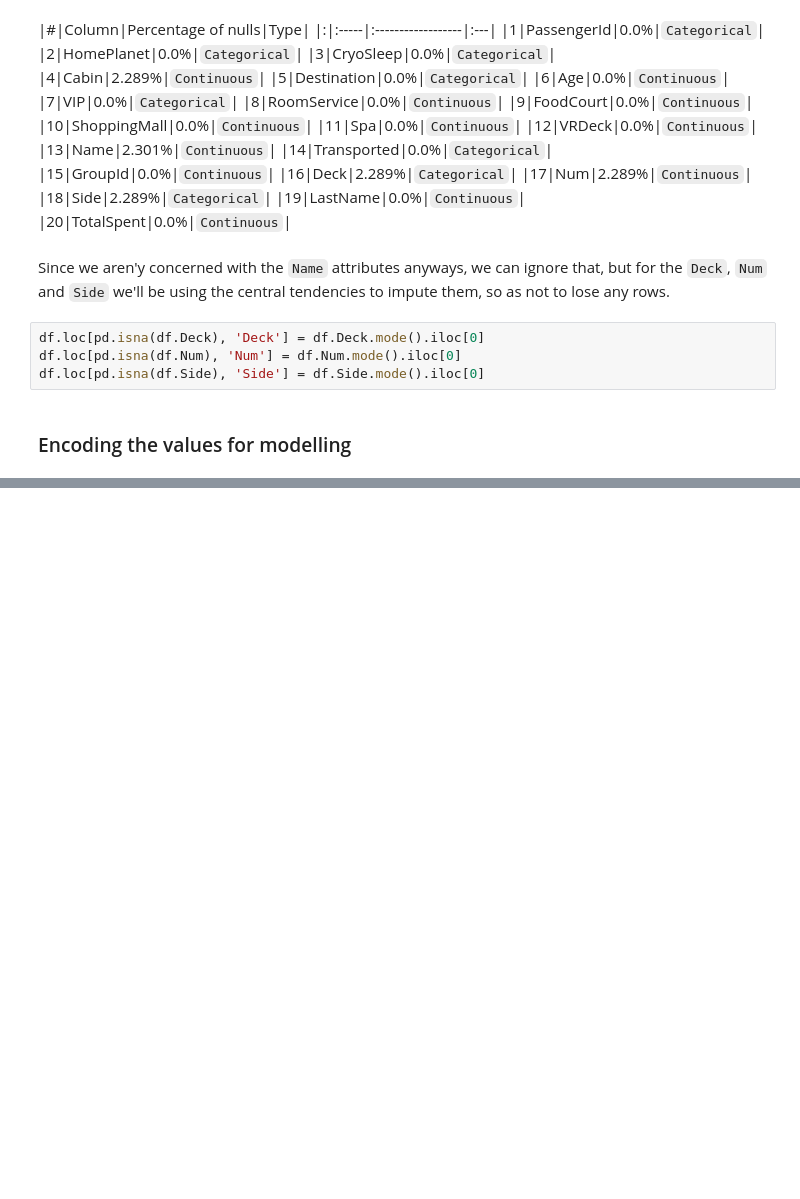
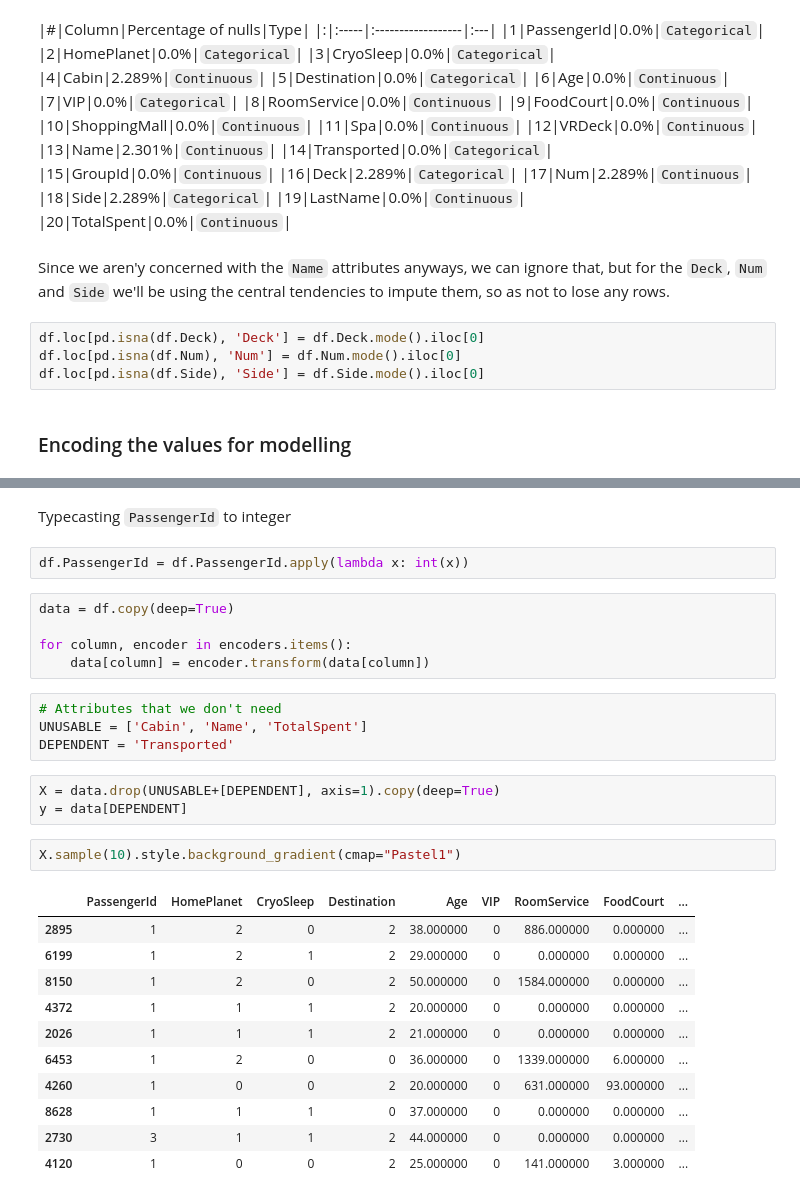
Before and after one commit to team-pass-ds/Spaceship-Titanic, a Jupyter notebook: notebooks/mukhopadhyay-eda-notebook.ipynb, the cells around one changed output, grey strips where cells are left out. Saved outputs shown, nothing was run; the diff lists cells and outputs as text; blank space fills up the shorter version.

```diff
--- a/notebooks/mukhopadhyay-eda-notebook.ipynb
+++ b/notebooks/mukhopadhyay-eda-notebook.ipynb
@@ -737,0 +722,30 @@ df
+# %% [markdown]
+Typecasting `PassengerId` to integer
+# %%
+df.PassengerId = df.PassengerId.apply(lambda x: int(x))
+# %%
+data = df.copy(deep=True)
+
+for column, encoder in encoders.items():
+    data[column] = encoder.transform(data[column])
+# %%
+# Attributes that we don't need
+UNUSABLE = ['Cabin', 'Name', 'TotalSpent']
+DEPENDENT = 'Transported'
+# %%
+X = data.drop(UNUSABLE+[DEPENDENT], axis=1).copy(deep=True)
+y = data[DEPENDENT]
+# %%
+X.sample(10).style.background_gradient(cmap="Pastel1")
+# %% [output]
+|  | PassengerId | HomePlanet | CryoSleep | Destination | Age | VIP | RoomService | FoodCourt | ... |
+| 2895 | 1 | 2 | 0 | 2 | 38.000000 | 0 | 886.000000 | 0.000000 | ... |
+| 6199 | 1 | 2 | 1 | 2 | 29.000000 | 0 | 0.000000 | 0.000000 | ... |
+| 8150 | 1 | 2 | 0 | 2 | 50.000000 | 0 | 1584.000000 | 0.000000 | ... |
+| 4372 | 1 | 1 | 1 | 2 | 20.000000 | 0 | 0.000000 | 0.000000 | ... |
+| 2026 | 1 | 1 | 1 | 2 | 21.000000 | 0 | 0.000000 | 0.000000 | ... |
+| 6453 | 1 | 2 | 0 | 0 | 36.000000 | 0 | 1339.000000 | 6.000000 | ... |
+| 4260 | 1 | 0 | 0 | 2 | 20.000000 | 0 | 631.000000 | 93.000000 | ... |
+| 8628 | 1 | 1 | 1 | 0 | 37.000000 | 0 | 0.000000 | 0.000000 | ... |
+| 2730 | 3 | 1 | 1 | 2 | 44.000000 | 0 | 0.000000 | 0.000000 | ... |
+| 4120 | 1 | 0 | 0 | 2 | 25.000000 | 0 | 141.000000 | 3.000000 | ... |
```
Also changed, not shown: parts of 1 cell of this notebook.
